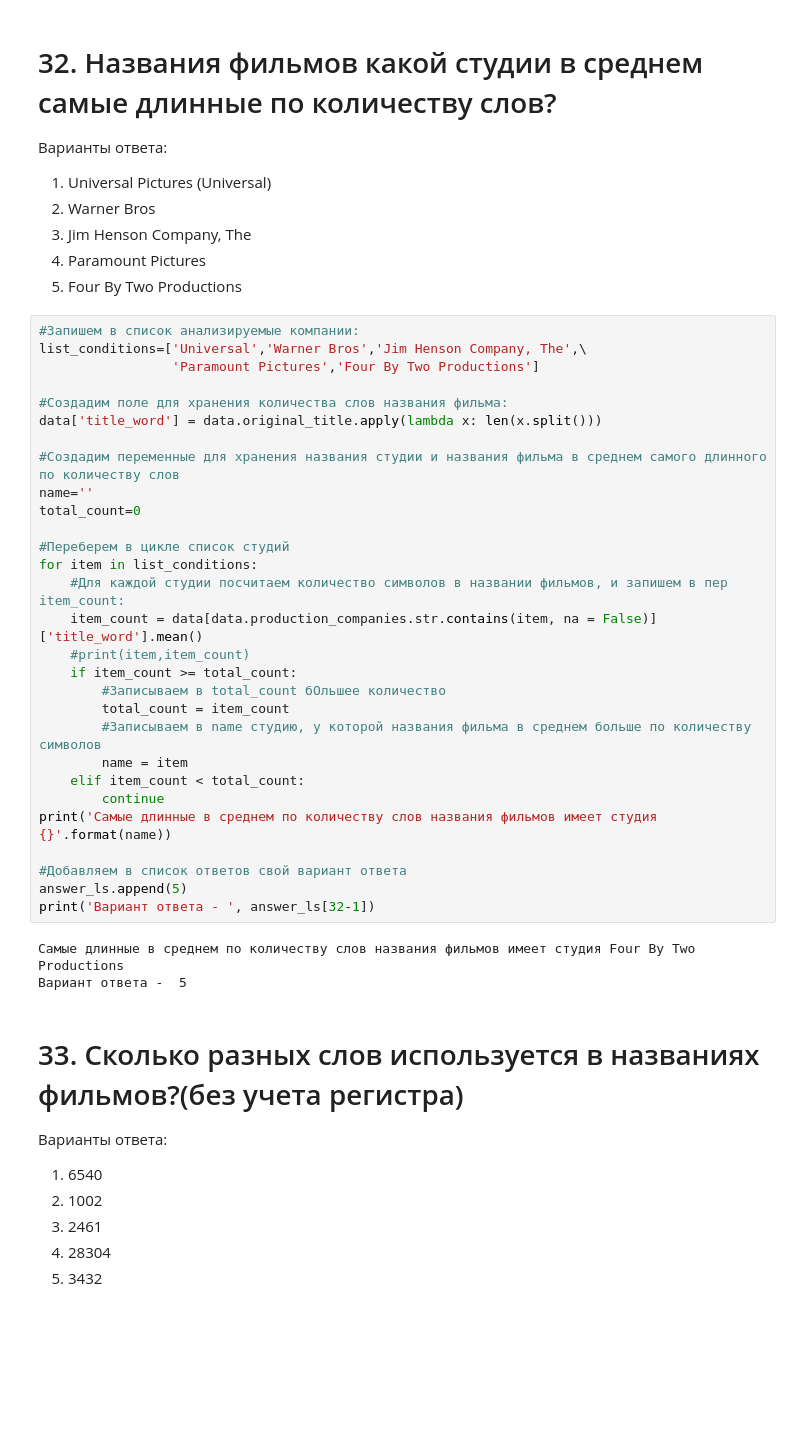
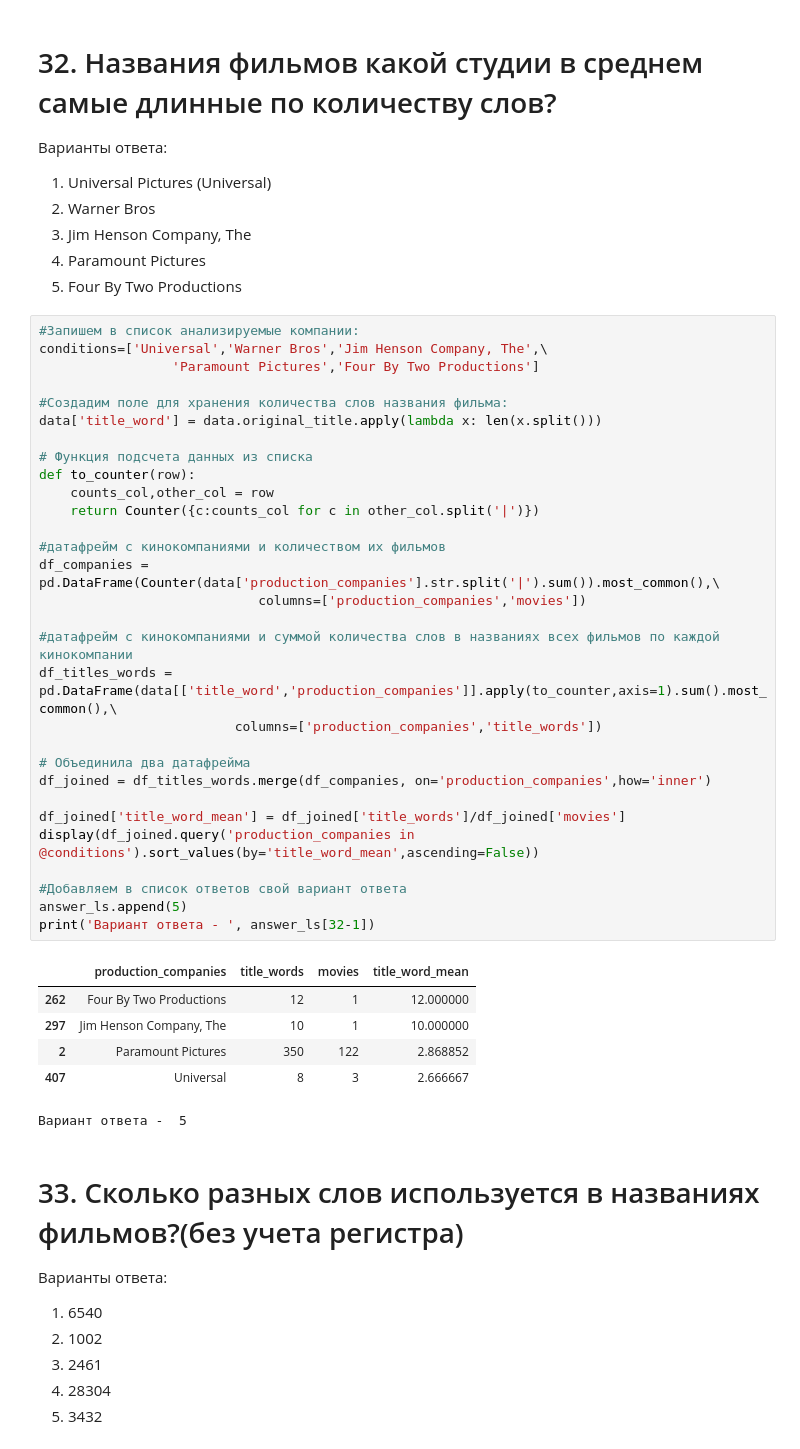
Before and after one commit to ondarem/skillfactory_rds, a Jupyter notebook: module_1/Movies_IMBD.ipynb, the cells around one changed output. Cells and saved outputs as stored; diff of their text form; blank space fills up the shorter version.

```diff
--- a/module_1/Movies_IMBD.ipynb
+++ b/module_1/Movies_IMBD.ipynb
@@ -913,38 +766,43 @@ print('Вариант ответа - ', answer_ls[31-1])
 3. Jim Henson Company, The
 4. Paramount Pictures
 5. Four By Two Productions
-# %%
-#Запишем в список анализируемые компании:
-list_conditions=['Universal','Warner Bros','Jim Henson Company, The',\
-                 'Paramount Pictures','Four By Two Productions']
-
-#Создадим поле для хранения количества слов названия фильма:
-data['title_word'] = data.original_title.apply(lambda x: len(x.split()))
-
-#Создадим переменные для хранения названия студии и названия фильма в среднем самого длинного по количеству слов
-name=''
-total_count=0
-
-#Переберем в цикле список студий
-for item in list_conditions:
-    #Для каждой студии посчитаем количество символов в названии фильмов, и запишем в пер item_count:
-    item_count = data[data.production_companies.str.contains(item, na = False)]['title_word'].mean()
-    #print(item,item_count)
-    if item_count >= total_count:
-        #Записываем в total_count бОльшее количество
-        total_count = item_count
-        #Записываем в name студию, у которой названия фильма в среднем больше по количеству символов
-        name = item
-    elif item_count < total_count:
-        continue
-print('Самые длинные в среднем по количеству слов названия фильмов имеет студия {}'.format(name))
-
-#Добавляем в список ответов свой вариант ответа
-answer_ls.append(5)
-print('Вариант ответа - ', answer_ls[32-1])
-# %% [output]
-Самые длинные в среднем по количеству слов названия фильмов имеет студия Four By Two Productions
-Вариант ответа -  5
+# %%
+#Запишем в список анализируемые компании:
+conditions=['Universal','Warner Bros','Jim Henson Company, The',\
+                 'Paramount Pictures','Four By Two Productions']
+
+#Создадим поле для хранения количества слов названия фильма:
+data['title_word'] = data.original_title.apply(lambda x: len(x.split()))
+
+# Функция подсчета данных из списка
+def to_counter(row):
+    counts_col,other_col = row
+    return Counter({c:counts_col for c in other_col.split('|')})
+
+#датафрейм с кинокомпаниями и количеством их фильмов
+df_companies = pd.DataFrame(Counter(data['production_companies'].str.split('|').sum()).most_common(),\
+                            columns=['production_companies','movies'])
+
+#датафрейм с кинокомпаниями и суммой количества слов в названиях всех фильмов по каждой кинокомпании
+df_titles_words = pd.DataFrame(data[['title_word','production_companies']].apply(to_counter,axis=1).sum().most_common(),\
+                         columns=['production_companies','title_words'])
+
+# Объединила два датафрейма
+df_joined = df_titles_words.merge(df_companies, on='production_companies',how='inner')
+
+df_joined['title_word_mean'] = df_joined['title_words']/df_joined['movies']
+display(df_joined.query('production_companies in @conditions').sort_values(by='title_word_mean',ascending=False))
+
+#Добавляем в список ответов свой вариант ответа
+answer_ls.append(5)
+print('Вариант ответа - ', answer_ls[32-1])
+# %% [output]
+|  | production_companies | title_words | movies | title_word_mean |
+| 262 | Four By Two Productions | 12 | 1 | 12.000000 |
+| 297 | Jim Henson Company, The | 10 | 1 | 10.000000 |
+| 2 | Paramount Pictures | 350 | 122 | 2.868852 |
+| 407 | Universal | 8 | 3 | 2.666667 |
+Вариант ответа -  5
 # %% [markdown]
 # 33. Сколько разных слов используется в названиях фильмов?(без учета регистра)
 Варианты ответа:
```
Also changed, not shown: parts of 36 cells of this notebook.
